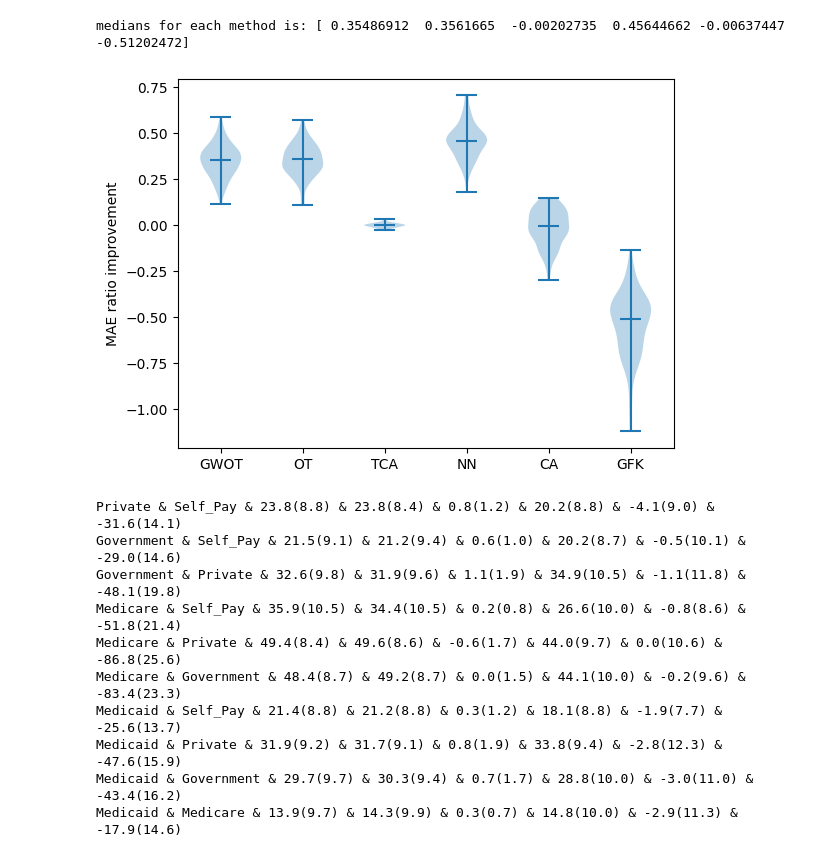
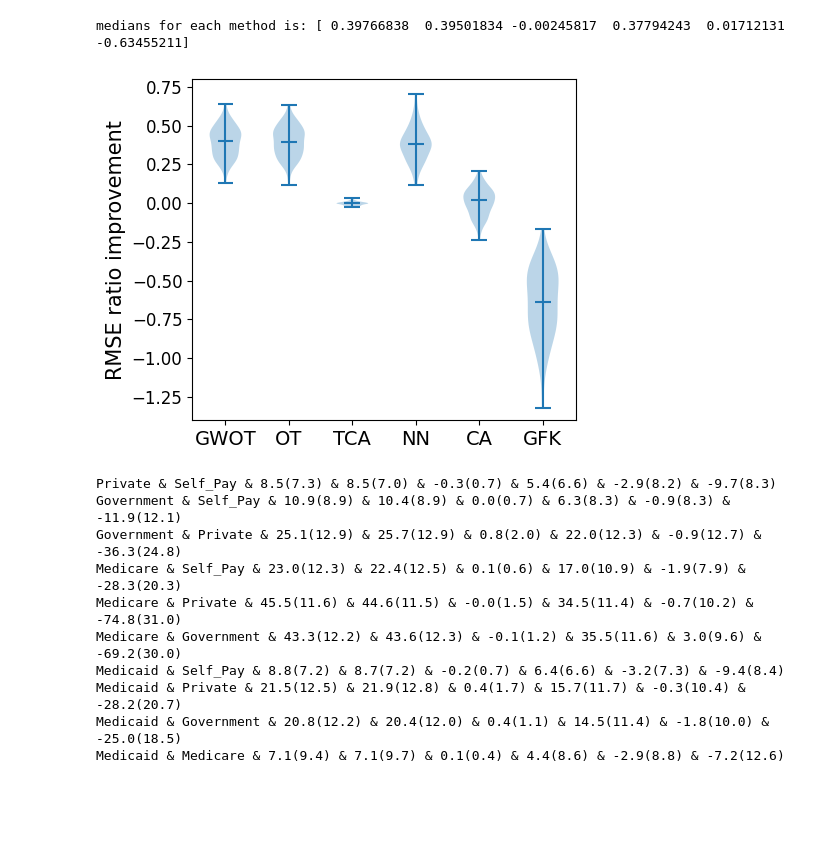
Before and after one commit to causalpathlab/EHR-OT, a Jupyter notebook: mimic_exp/admission/mimic_exp4_accuracy.ipynb, the cells around one changed output. Cells and saved outputs as stored; diff of their text form; code cells hidden in the pictures; blank space fills up the shorter version.

```diff
--- a/mimic_exp/admission/mimic_exp4_accuracy.ipynb
+++ b/mimic_exp/admission/mimic_exp4_accuracy.ipynb
@@ -37,7 +37,7 @@ def print_median_std(ratios, trans_metrics, eval_metric):
 # %%
 score_dir = "/home/wanxinli/EHR-OT/outputs/mimic/"
 
-eval_metric = 'MAE'
+eval_metric = 'RMSE'
 
 group_name = 'insurance'
 groups = ['Self_Pay', 'Private', 'Government', 'Medicare', 'Medicaid']
@@ -49,32 +49,39 @@ trans_metrics = ['GWOT', 'OT', 'TCA', 'NN', 'CA', 'GFK']
 # %%
 # Overall, for all groups
 improve_ratio_combined = []
 
 for group_1 in groups:
     for group_2 in groups:
         if group_1 == group_2:
             continue
         improve_ratios = ratios_for_metrics(group_name, group_1, group_2, eval_metric, trans_metrics)
         improve_ratio_combined.extend(improve_ratios)
 
 trans_metric_dict = {}
 for i in range(len(trans_metrics)):
     trans_metric_dict[trans_metrics[i]] = improve_ratio_combined[i]
 # print(np.median(trans_metric_dict['GWOT']))
 data = pd.DataFrame(trans_metric_dict)
 print("medians for each method is:", np.median(data, axis=0))
 
 
 # Plot the dataframe
+plt.figure(figsize=[5, 4])
 plt.violinplot(data, showmedians=True)
 plt.xticks(range(1, len(trans_metrics)+1), labels=trans_metrics)
-plt.ylabel(f"{eval_metric} ratio improvement")
+plt.ylabel(f"{eval_metric} ratio improvement", fontsize=15)
+plt.yticks(fontsize=12)
+plt.xticks(fontsize=12)
+ax = plt.gca()
+ax.set_xticklabels( labels=trans_metrics, fontsize=14)
+plt.ylim(-1.4, 0.8)
 fig_path = os.path.join(mimic_output_dir, f"exp4_{group_name}_{eval_metric}.pdf")
-plt.savefig(fig_path)
+plt.tight_layout()
+plt.savefig(fig_path, bbox_inches='tight')
 plt.show()
 # %% [output]
-medians for each method is: [ 0.35486912  0.3561665  -0.00202735  0.45644662 -0.00637447 -0.51202472]
+medians for each method is: [ 0.39766838  0.39501834 -0.00245817  0.37794243  0.01712131 -0.63455211]
-[figure, old version]
+[figure, new version]
 # %%
 def print_latex(source, target, ratios):
     """
@@ -97,13 +104,13 @@ for i, group_1 in enumerate(groups):
         # print_median_std(rmse_improve_ratios, trans_metrics, eval_metric)
         print_latex(group_1, group_2, rmse_improve_ratios)
 # %% [output]
-Private & Self_Pay & 23.8(8.8) & 23.8(8.4) & 0.8(1.2) & 20.2(8.8) & -4.1(9.0) & -31.6(14.1)
-Government & Self_Pay & 21.5(9.1) & 21.2(9.4) & 0.6(1.0) & 20.2(8.7) & -0.5(10.1) & -29.0(14.6)
-Government & Private & 32.6(9.8) & 31.9(9.6) & 1.1(1.9) & 34.9(10.5) & -1.1(11.8) & -48.1(19.8)
-Medicare & Self_Pay & 35.9(10.5) & 34.4(10.5) & 0.2(0.8) & 26.6(10.0) & -0.8(8.6) & -51.8(21.4)
-Medicare & Private & 49.4(8.4) & 49.6(8.6) & -0.6(1.7) & 44.0(9.7) & 0.0(10.6) & -86.8(25.6)
-Medicare & Government & 48.4(8.7) & 49.2(8.7) & 0.0(1.5) & 44.1(10.0) & -0.2(9.6) & -83.4(23.3)
-Medicaid & Self_Pay & 21.4(8.8) & 21.2(8.8) & 0.3(1.2) & 18.1(8.8) & -1.9(7.7) & -25.6(13.7)
-Medicaid & Private & 31.9(9.2) & 31.7(9.1) & 0.8(1.9) & 33.8(9.4) & -2.8(12.3) & -47.6(15.9)
-Medicaid & Government & 29.7(9.7) & 30.3(9.4) & 0.7(1.7) & 28.8(10.0) & -3.0(11.0) & -43.4(16.2)
-Medicaid & Medicare & 13.9(9.7) & 14.3(9.9) & 0.3(0.7) & 14.8(10.0) & -2.9(11.3) & -17.9(14.6)
+Private & Self_Pay & 8.5(7.3) & 8.5(7.0) & -0.3(0.7) & 5.4(6.6) & -2.9(8.2) & -9.7(8.3)
+Government & Self_Pay & 10.9(8.9) & 10.4(8.9) & 0.0(0.7) & 6.3(8.3) & -0.9(8.3) & -11.9(12.1)
+Government & Private & 25.1(12.9) & 25.7(12.9) & 0.8(2.0) & 22.0(12.3) & -0.9(12.7) & -36.3(24.8)
+Medicare & Self_Pay & 23.0(12.3) & 22.4(12.5) & 0.1(0.6) & 17.0(10.9) & -1.9(7.9) & -28.3(20.3)
+Medicare & Private & 45.5(11.6) & 44.6(11.5) & -0.0(1.5) & 34.5(11.4) & -0.7(10.2) & -74.8(31.0)
+Medicare & Government & 43.3(12.2) & 43.6(12.3) & -0.1(1.2) & 35.5(11.6) & 3.0(9.6) & -69.2(30.0)
+Medicaid & Self_Pay & 8.8(7.2) & 8.7(7.2) & -0.2(0.7) & 6.4(6.6) & -3.2(7.3) & -9.4(8.4)
+Medicaid & Private & 21.5(12.5) & 21.9(12.8) & 0.4(1.7) & 15.7(11.7) & -0.3(10.4) & -28.2(20.7)
+Medicaid & Government & 20.8(12.2) & 20.4(12.0) & 0.4(1.1) & 14.5(11.4) & -1.8(10.0) & -25.0(18.5)
+Medicaid & Medicare & 7.1(9.4) & 7.1(9.7) & 0.1(0.4) & 4.4(8.6) & -2.9(8.8) & -7.2(12.6)
```
Also changed, not shown: 17 other files.
